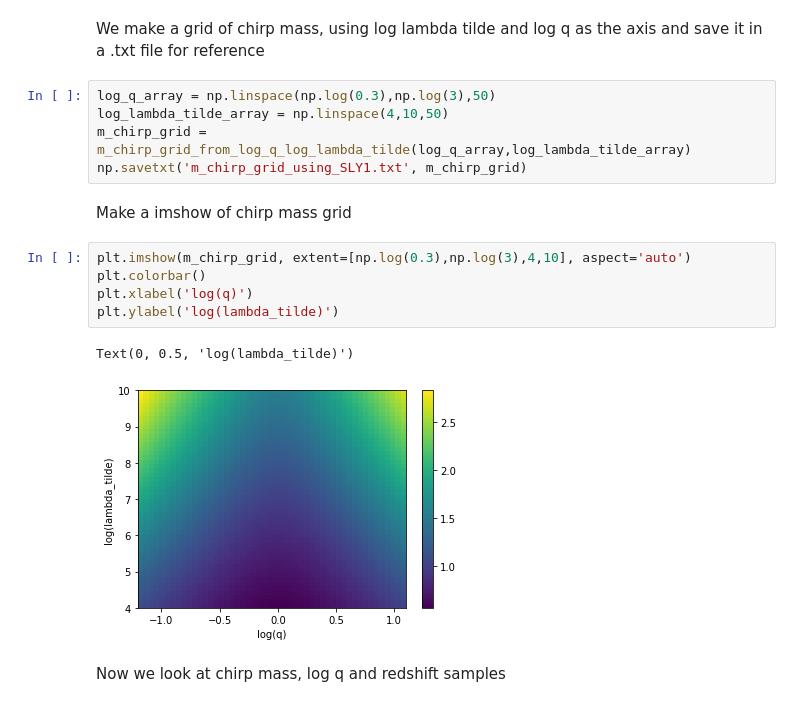
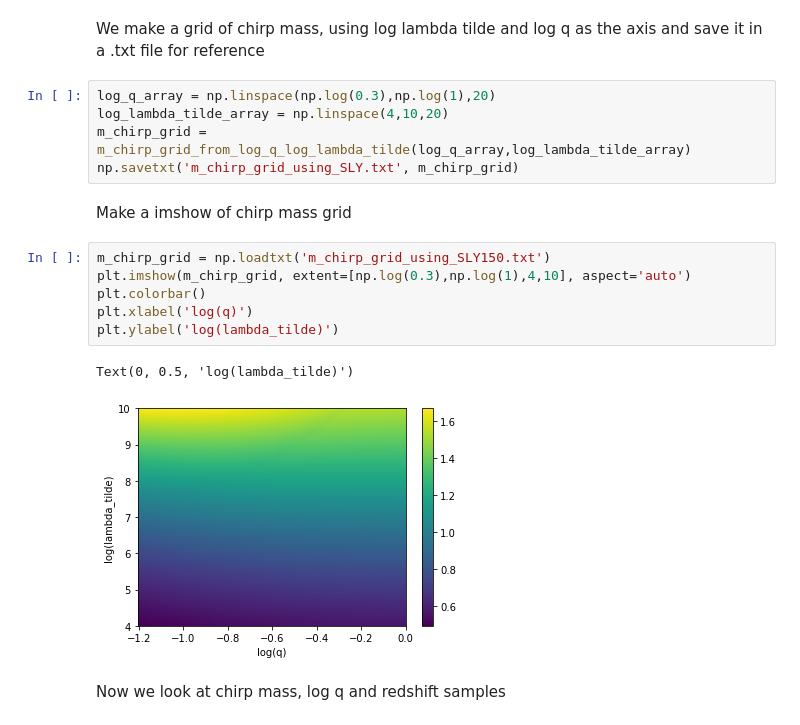
Before and after one commit to Pratyusava/3G_NS_EOS_Cosmology, a Jupyter notebook: basic_functions_check.ipynb, the cells around one changed output. Saved outputs shown, nothing was run; the diff lists cells and outputs as text.

```diff
--- a/basic_functions_check.ipynb
+++ b/basic_functions_check.ipynb
@@ -52,20 +53,21 @@ waveform.plot_log_q_log_lambda_tilde_log_effective_distance_samples()
 # %% [markdown]
 We make a grid of chirp mass, using log lambda tilde and log q as the axis and save it in a .txt file for reference
 # %%
-log_q_array = np.linspace(np.log(0.3),np.log(3),50)
-log_lambda_tilde_array = np.linspace(4,10,50)
+log_q_array = np.linspace(np.log(0.3),np.log(1),20)
+log_lambda_tilde_array = np.linspace(4,10,20)
 m_chirp_grid = m_chirp_grid_from_log_q_log_lambda_tilde(log_q_array,log_lambda_tilde_array)
-np.savetxt('m_chirp_grid_using_SLY1.txt', m_chirp_grid)
+np.savetxt('m_chirp_grid_using_SLY.txt', m_chirp_grid)
 # %% [markdown]
 Make a imshow of chirp mass grid
 # %%
-plt.imshow(m_chirp_grid, extent=[np.log(0.3),np.log(3),4,10], aspect='auto')
+m_chirp_grid = np.loadtxt('m_chirp_grid_using_SLY150.txt')
+plt.imshow(m_chirp_grid, extent=[np.log(0.3),np.log(1),4,10], aspect='auto')
 plt.colorbar()
 plt.xlabel('log(q)')
 plt.ylabel('log(lambda_tilde)')
 # %% [output]
 Text(0, 0.5, 'log(lambda_tilde)')
-[figure, old version]
+[figure, new version]
 # %% [markdown]
 Now we look at chirp mass, log q and redshift samples
 # %%
```
Also changed, not shown: parts of 24 cells of this notebook, 7 other files.
